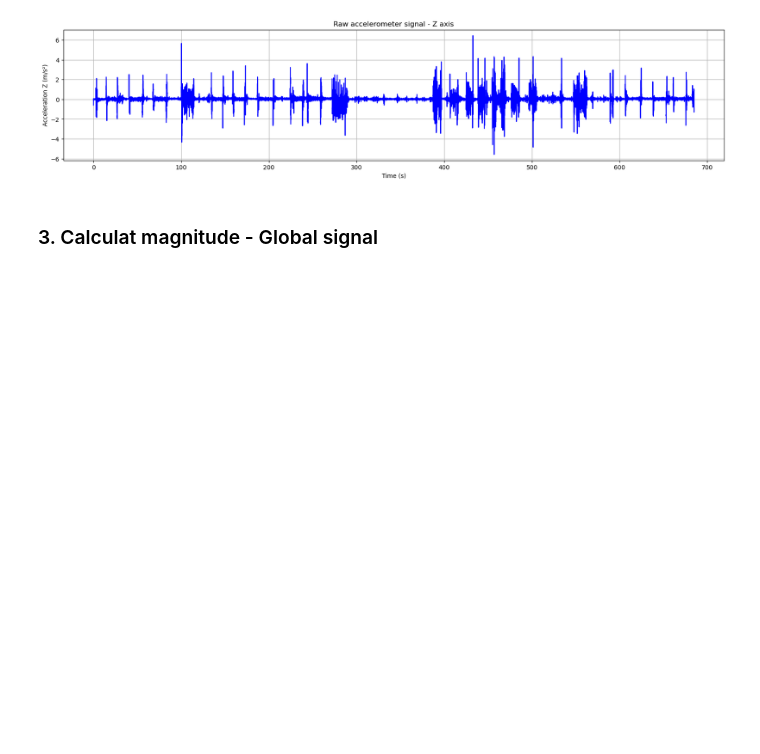
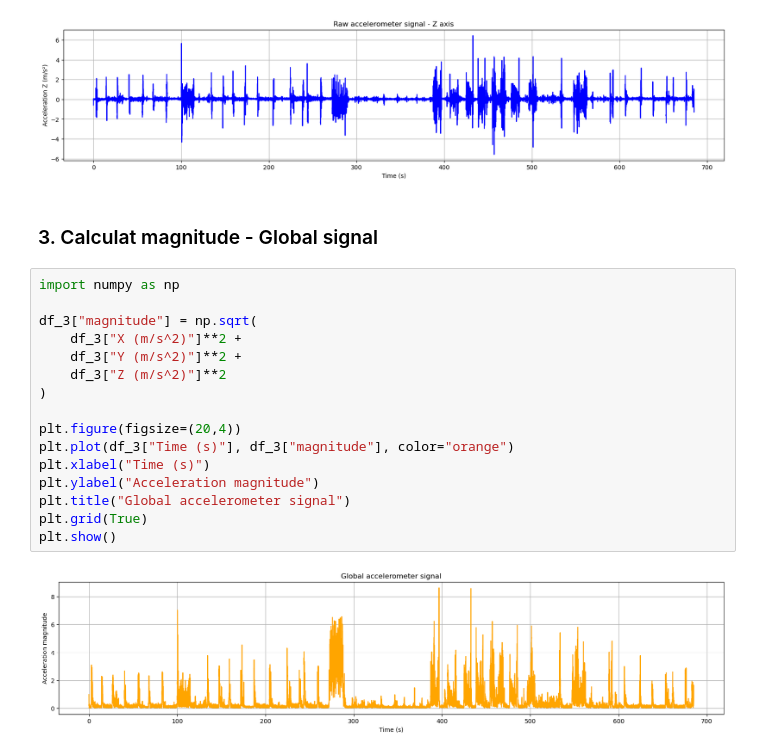
Before and after one commit to zemmahisofi-byte/Projet_R_Python, a Jupyter notebook: Projet_python/main.ipynb, the cells around one changed output. Drawn from its saved outputs; the diff is of its cells as text; blank space fills up the shorter version.

Commit message:
Update main.ipynb
3. Calculat magnitude - Global signal

```diff
--- a/Projet_python/main.ipynb
+++ b/Projet_python/main.ipynb
@@ -1197,3 +1197,21 @@ plt.show()
 [figure]
 # %% [markdown]
 ### 3. Calculat magnitude - Global signal
+# %%
+import numpy as np
+
+df_3["magnitude"] = np.sqrt(
+    df_3["X (m/s^2)"]**2 +
+    df_3["Y (m/s^2)"]**2 +
+    df_3["Z (m/s^2)"]**2
+)
+
+plt.figure(figsize=(20,4))
+plt.plot(df_3["Time (s)"], df_3["magnitude"], color="orange")
+plt.xlabel("Time (s)")
+plt.ylabel("Acceleration magnitude")
+plt.title("Global accelerometer signal")
+plt.grid(True)
+plt.show()
+# %% [output]
+[figure, added]
```
